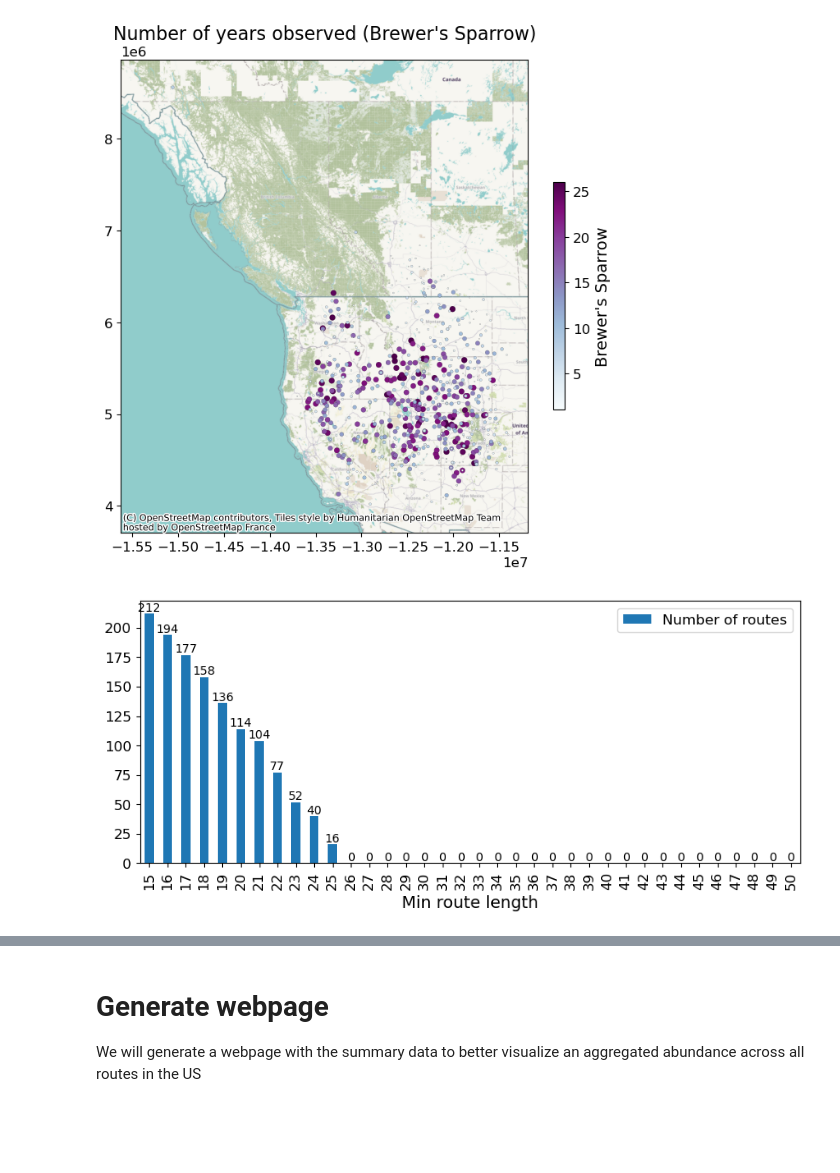
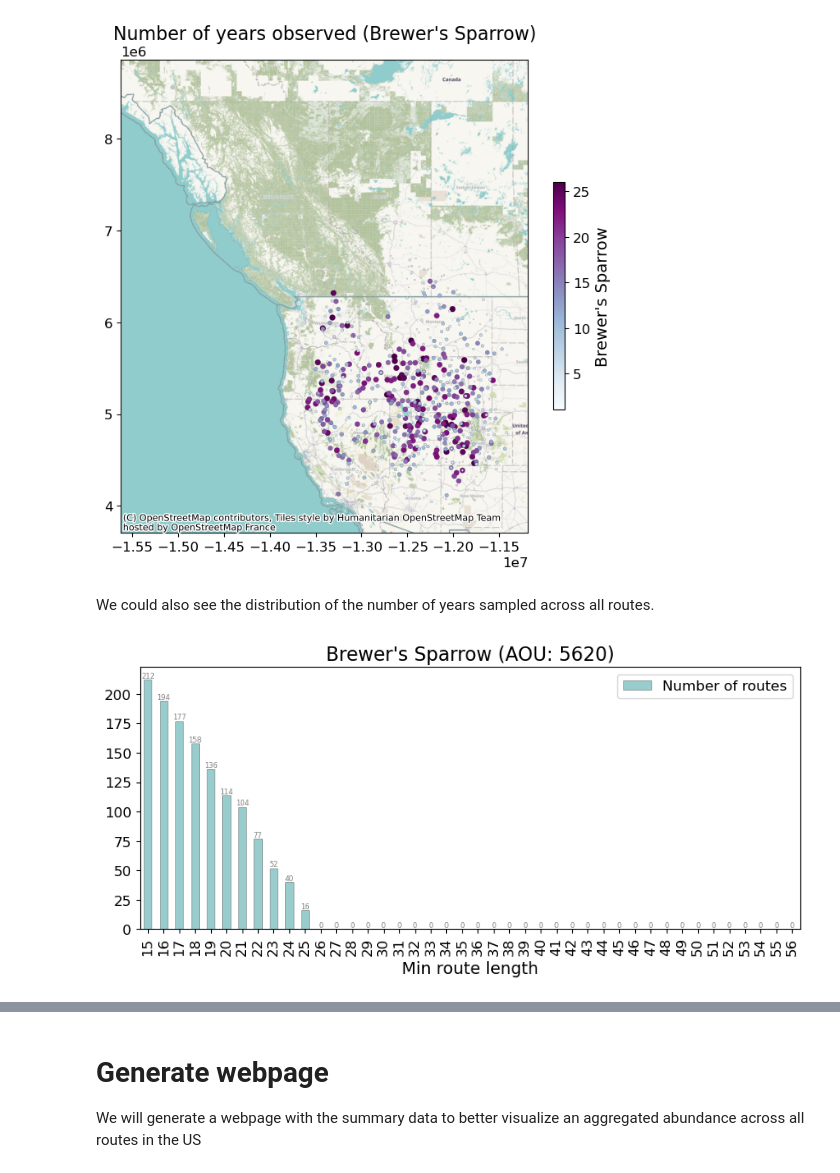
Before and after one commit to horaciosamaniego/bbs, a Jupyter notebook: ts_processing.ipynb, the cells around one changed output, grey strips where cells are left out. Cells and saved outputs as stored; diff of their text form; code cells hidden in the pictures; blank space fills up the shorter version.

Commit message:
Number of years a route is sampled

```diff
--- a/ts_processing.ipynb
+++ b/ts_processing.ipynb
@@ -580,24 +575,23 @@ ax.set_title('Number of years observed ('+sppname+')')
 ctx.add_basemap(ax)
 # %% [output]
 [figure]
+# %% [markdown]
+We could also see the distribution of the number of years sampled across all routes.
 # %%
+# .sum(axis=0) counts the number of years with observations per route
 n_route_by_sizes = list()
-for i in range(15,51):
+for i in range(15,2023-1966):
     n_route_by_sizes.append(((species_df>0).sum(axis=0) > i).sum())
 
-
 # n_route_by_sizes
-
-# ((species_df>0).sum(axis=0) > 20).sum()
-# routes_df = route_to_df('1241120',totals_dict)
-# yrs_df = year_to_df(2018,totals_dict)
 # %%
 ax = pd.DataFrame(zip(range(15,100),n_route_by_sizes),columns=['Min route length','Number of routes']).plot.bar(
     x='Min route length',
     y='Number of routes',
-    figsize=(10,4)
+    figsize=(10,4),
+    alpha=0.4, color='Teal',lw=.5,ec='black'
     )
-
-ax.bar_label(ax.containers[0], label_type='edge');
+ax.set_title(sppname+' (AOU: '+str(spp)+')')
+ax.bar_label(ax.containers[0], label_type='edge',fontsize=6,color='grey');
 # %% [output]
-[figure, old version]
+[figure, new version]
```
Also changed, not shown: parts of 14 cells of this notebook.
